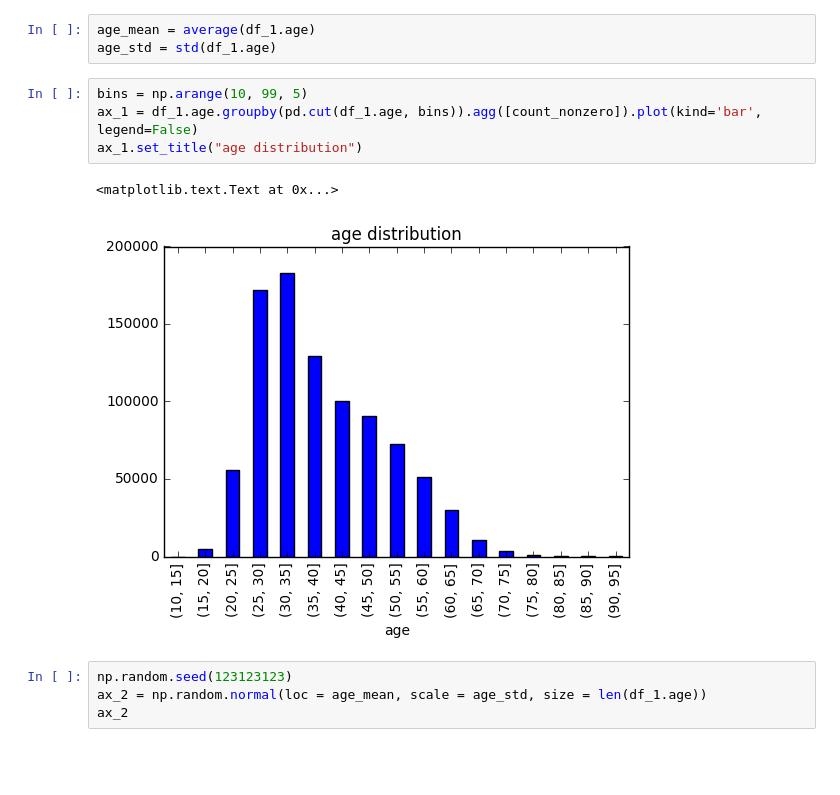
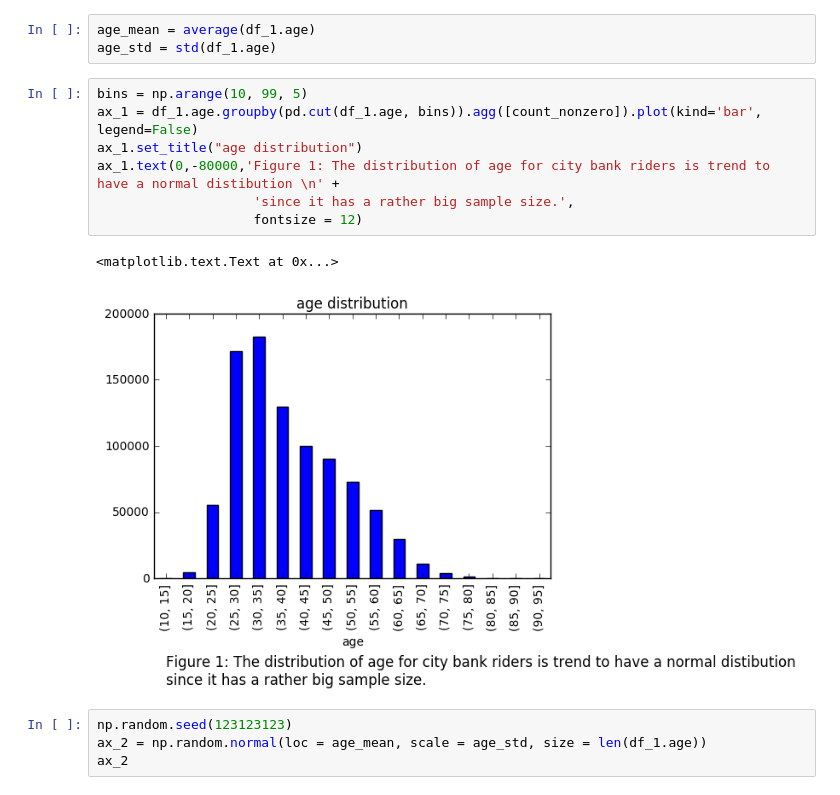
Before and after one commit to tedzou/PUI2016_xy1002, a Jupyter notebook: HW5_xy1002/HW5_xy1002_1.ipynb, the cells around one changed output. Cells and saved outputs as stored; diff of their text form; blank space fills up the shorter version.

```diff
--- a/HW5_xy1002/HW5_xy1002_1.ipynb
+++ b/HW5_xy1002/HW5_xy1002_1.ipynb
@@ -67,10 +67,13 @@ age_std = std(df_1.age)
 # %%
 bins = np.arange(10, 99, 5)
 ax_1 = df_1.age.groupby(pd.cut(df_1.age, bins)).agg([count_nonzero]).plot(kind='bar', legend=False)
 ax_1.set_title("age distribution")
+ax_1.text(0,-80000,'Figure 1: The distribution of age for city bank riders is trend to have a normal distibution \n' +
+                    'since it has a rather big sample size.',
+                    fontsize = 12)
 # %% [output]
 <matplotlib.text.Text at 0x...>
-[figure, old version]
+[figure, new version]
 # %%
 np.random.seed(123123123)
 ax_2 = np.random.normal(loc = age_mean, scale = age_std, size = len(df_1.age))
```
Also changed, not shown: parts of 7 cells of this notebook.
